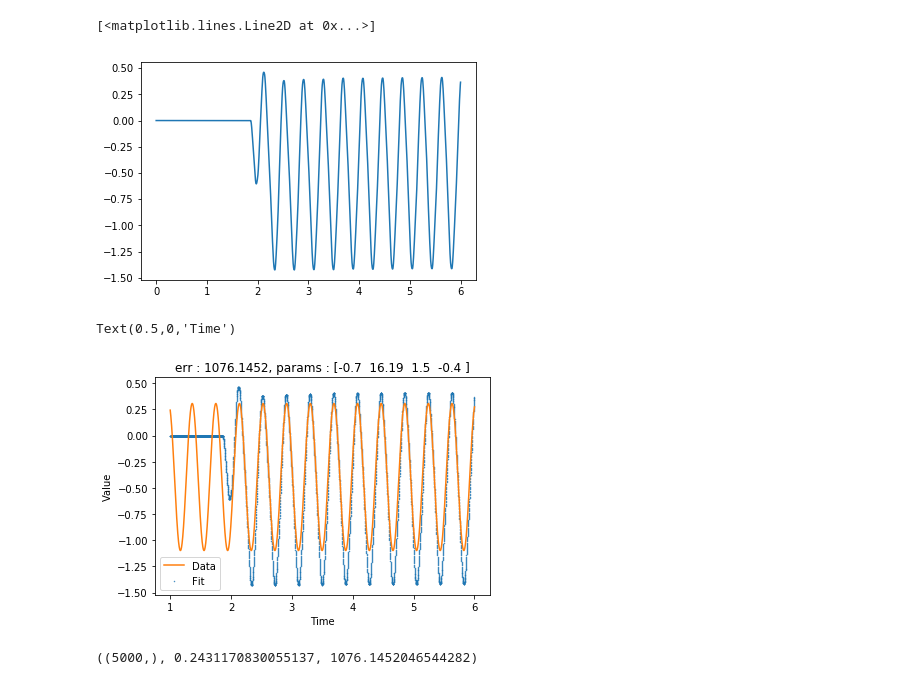
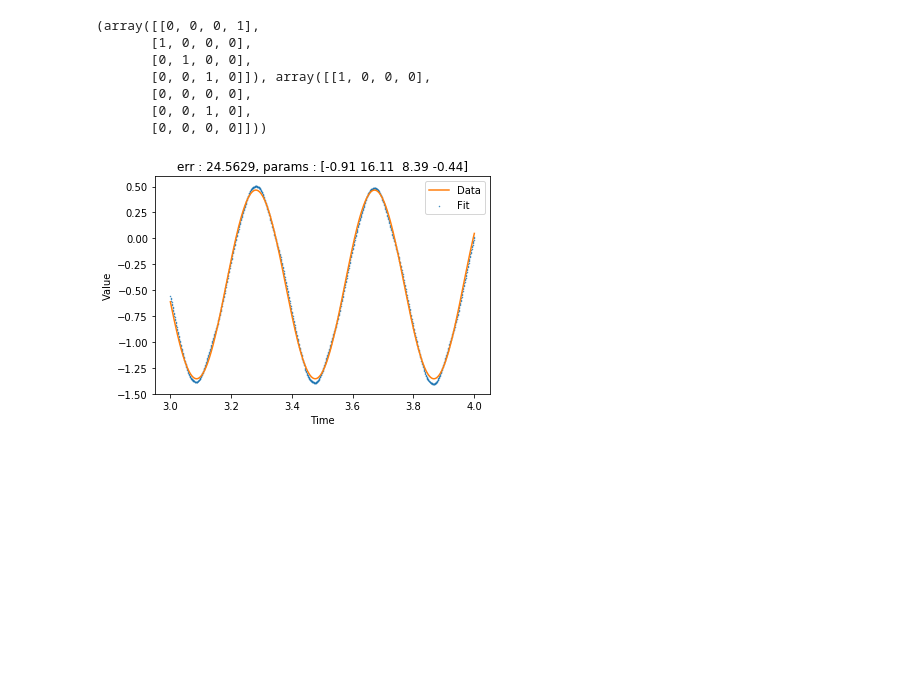
Before and after one commit to Raphtor/cpg_search, a Jupyter notebook: Motif_result_processing_step1.ipynb, the cells around one changed output. Cells and saved outputs as stored; diff of their text form; code cells hidden in the pictures; blank space fills up the shorter version.

```diff
--- a/Motif_result_processing_step1.ipynb
+++ b/Motif_result_processing_step1.ipynb
@@ -57,35 +19,36 @@ save_return(ret, path='.')
-# %%
-# Sanity check!
-fig, ax = plt.subplots()
-ax.plot(ret['time'], ret['motor_values'])
-# %% [output]
-[<matplotlib.lines.Line2D at 0x...>]
-[figure, removed]
 # %%
-fig,ax = plt.subplots()
-tslc = slice(1000,None)
-# tslc = slice(3000,4000)
-ax.scatter(ret['time'][tslc], ret['motor_values'][tslc], s=0.2)
-params, cov,err,yhat = fit_curve(ret, tslc)
+# Initial check
+path = './data_s0_f'
+# Generator over filenames so they're not loaded into memory
+_fr,_dirname,files = os.walk(path).next()
+files = ['oRcLcZcqfYfQcWcqcDcofqcXcOcncxfZcgfLc7cocrcpcVc8cRc1cWfjcQc7c6cE.pkl']
+for i,fn in enumerate(files):
+    with open(os.path.join(path,fn), 'rb') as fp:
+        ret = pickle.load(fp)
+    print(ret['_metadata'])
+    fig, ax = plt.subplots()
 
-ax.title.set_text("err : {}, params : {}".format(np.round(err,4),np.round(params,2)))
+    tslc = slice(3000,4000)
+    ax.scatter(ret['time'][tslc], ret['motor_values'][tslc], s=0.2)
+    params, cov,err,yhat = fit_curve(ret, tslc)
+    ax.title.set_text("err : {}, params : {}".format(np.round(err,4),np.round(params,2)))
 #     params[0] = 0.001
-ax.plot(ret['time'][tslc], yhat, color='tab:orange')
-ax.legend(['Data','Fit'])
-ax.set_ylabel('Value')
-ax.set_xlabel('Time')
+    ax.plot(ret['time'][tslc], yhat, color='tab:orange')
+    ax.legend(['Data','Fit'])
+    ax.set_ylabel('Value')
+    ax.set_xlabel('Time')
+
+    if i > 0:
+        break
+
+
+#     with ) as fp:
 # %% [output]
-Text(0.5,0,'Time')
+(array([[0, 0, 0, 1],
+       [1, 0, 0, 0],
+       [0, 1, 0, 0],
+       [0, 0, 1, 0]]), array([[1, 0, 0, 0],
+       [0, 0, 0, 0],
+       [0, 0, 1, 0],
+       [0, 0, 0, 0]]))
-[figure, old version]
+[figure, new version]
-# %%
-y = np.array(ret['motor_values'][tslc]).ravel()
-# yhat2 = np.zeros_like(y)
-yhat2 = yhat
-
-err = (y-yhat2)**2
-err = np.sqrt(err)
-err.shape, err[0], np.sum(err)
-# err[0]
-# y-yhat2
-# %% [output]
-((5000,), 0.2431170830055137, 1076.1452046544282)
```
Also changed, not shown: parts of 14 cells of this notebook, 6 other files.
